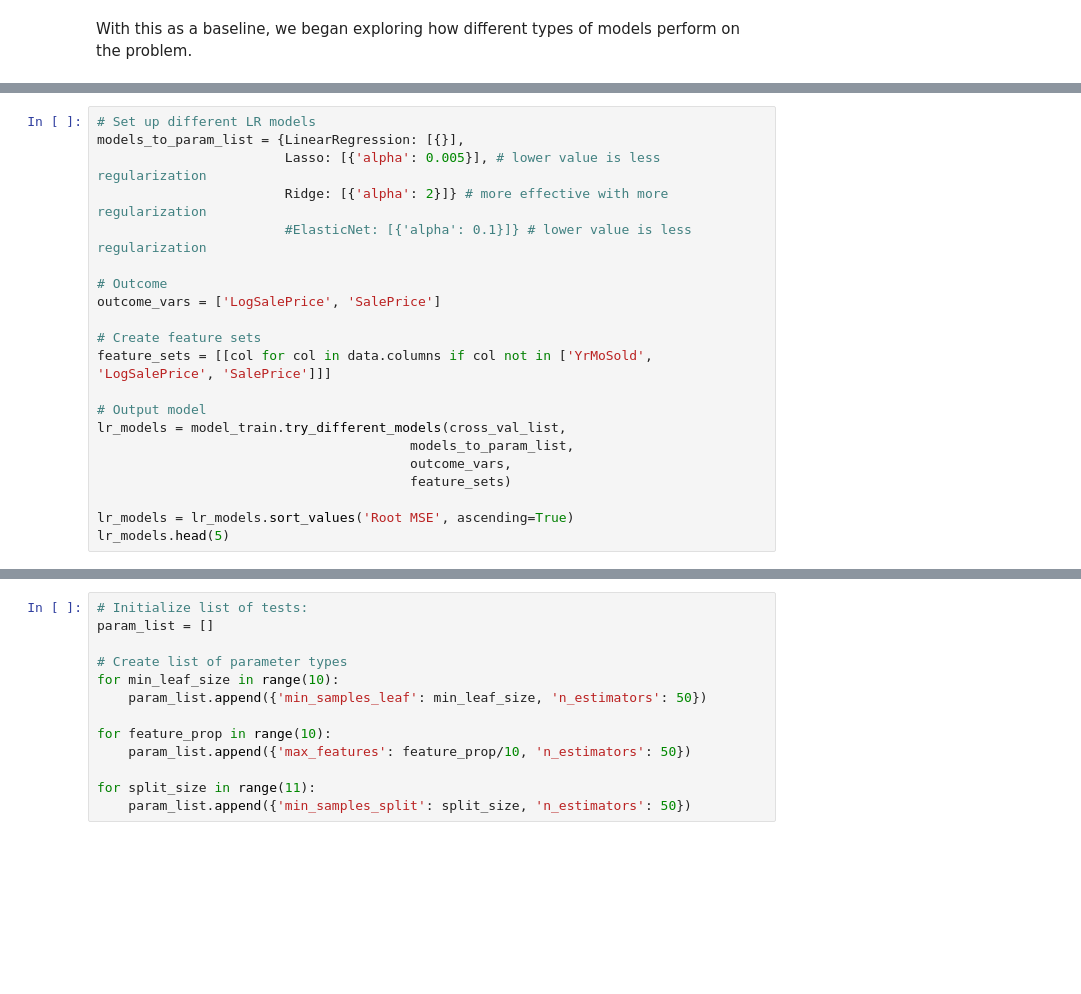
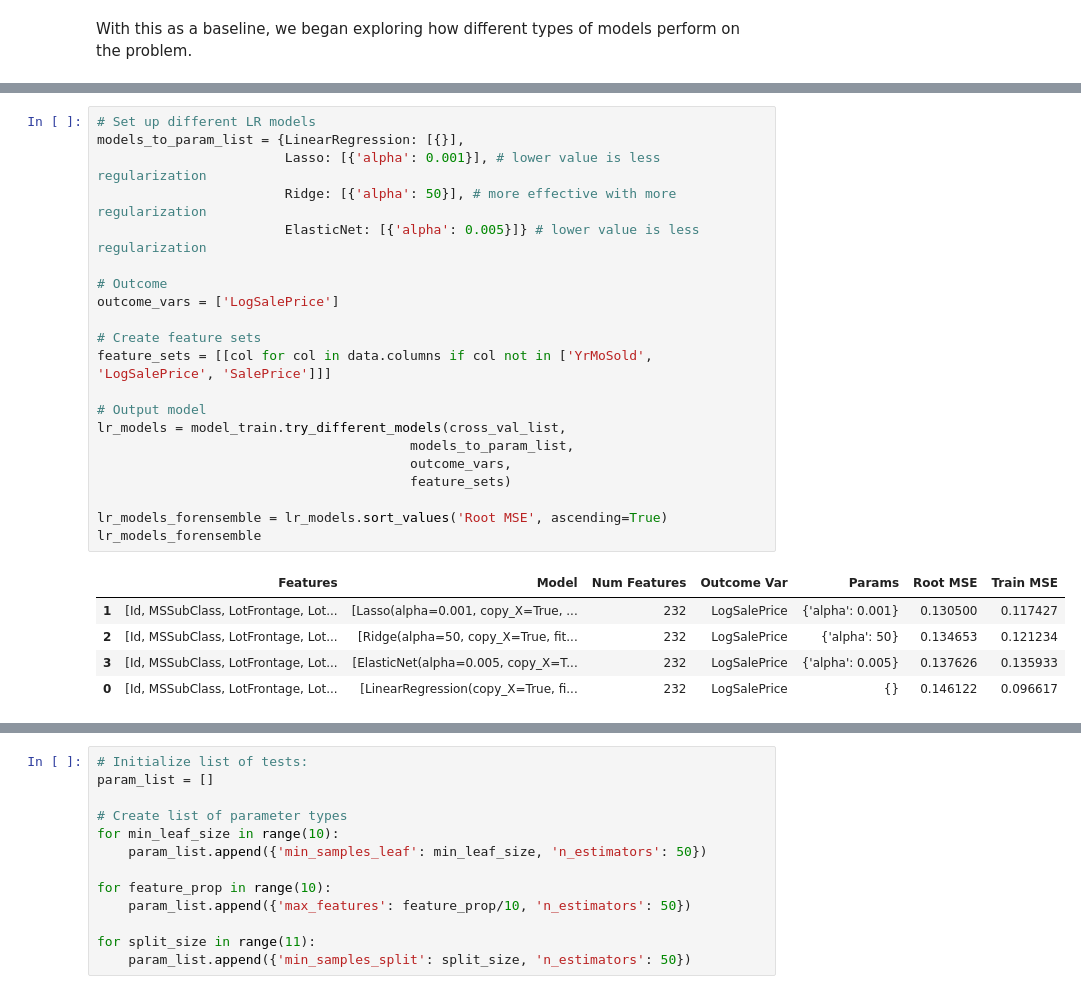
Before and after one commit to emrapport/w207_final_proj, a Jupyter notebook: Working Final Notebook_ML.ipynb, the cells around one changed output, grey strips where cells are left out. Drawn from its saved outputs; the diff is of its cells as text; blank space fills up the shorter version.

```diff
--- a/Working Final Notebook_ML.ipynb
+++ b/Working Final Notebook_ML.ipynb
@@ -122,24 +130,30 @@ We begin with linear regression as the standard choice for a regression problem.
 # %%
 # Set up different LR models
 models_to_param_list = {LinearRegression: [{}],
-                        Lasso: [{'alpha': 0.005}], # lower value is less regularization
-                        Ridge: [{'alpha': 2}]} # more effective with more regularization
-                        #ElasticNet: [{'alpha': 0.1}]} # lower value is less regularization
+                        Lasso: [{'alpha': 0.001}], # lower value is less regularization
+                        Ridge: [{'alpha': 50}], # more effective with more regularization
+                        ElasticNet: [{'alpha': 0.005}]} # lower value is less regularization
 
 # Outcome
-outcome_vars = ['LogSalePrice', 'SalePrice']
+outcome_vars = ['LogSalePrice']
 
 # Create feature sets
 feature_sets = [[col for col in data.columns if col not in ['YrMoSold', 'LogSalePrice', 'SalePrice']]]
 
 # Output model
 lr_models = model_train.try_different_models(cross_val_list,
                                         models_to_param_list,
                                         outcome_vars,
                                         feature_sets)
 
-lr_models = lr_models.sort_values('Root MSE', ascending=True)
-lr_models.head(5)
+lr_models_forensemble = lr_models.sort_values('Root MSE', ascending=True)
+lr_models_forensemble
+# %% [output]
+|  | Features | Model | Num Features | Outcome Var | Params | Root MSE | Train MSE |
+| 1 | [Id, MSSubClass, LotFrontage, Lot... | [Lasso(alpha=0.001, copy_X=True, ... | 232 | LogSalePrice | {'alpha': 0.001} | 0.130500 | 0.117427 |
+| 2 | [Id, MSSubClass, LotFrontage, Lot... | [Ridge(alpha=50, copy_X=True, fit... | 232 | LogSalePrice | {'alpha': 50} | 0.134653 | 0.121234 |
+| 3 | [Id, MSSubClass, LotFrontage, Lot... | [ElasticNet(alpha=0.005, copy_X=T... | 232 | LogSalePrice | {'alpha': 0.005} | 0.137626 | 0.135933 |
+| 0 | [Id, MSSubClass, LotFrontage, Lot... | [LinearRegression(copy_X=True, fi... | 232 | LogSalePrice | {} | 0.146122 | 0.096617 |
 # %% [markdown]
 ### Bagging Illustration
 
```
Also changed, not shown: parts of 18 cells of this notebook.
